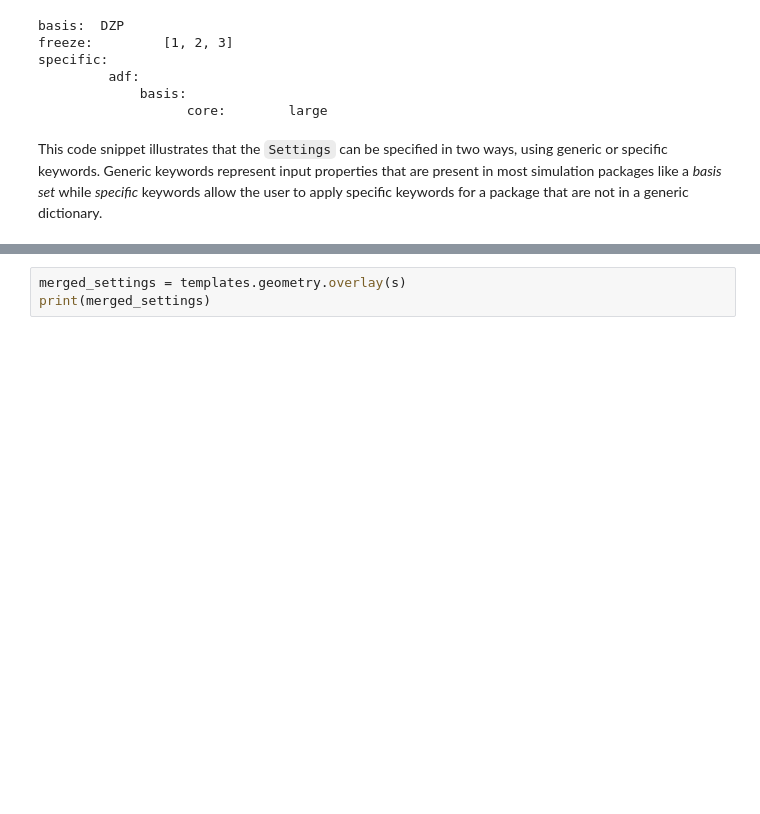
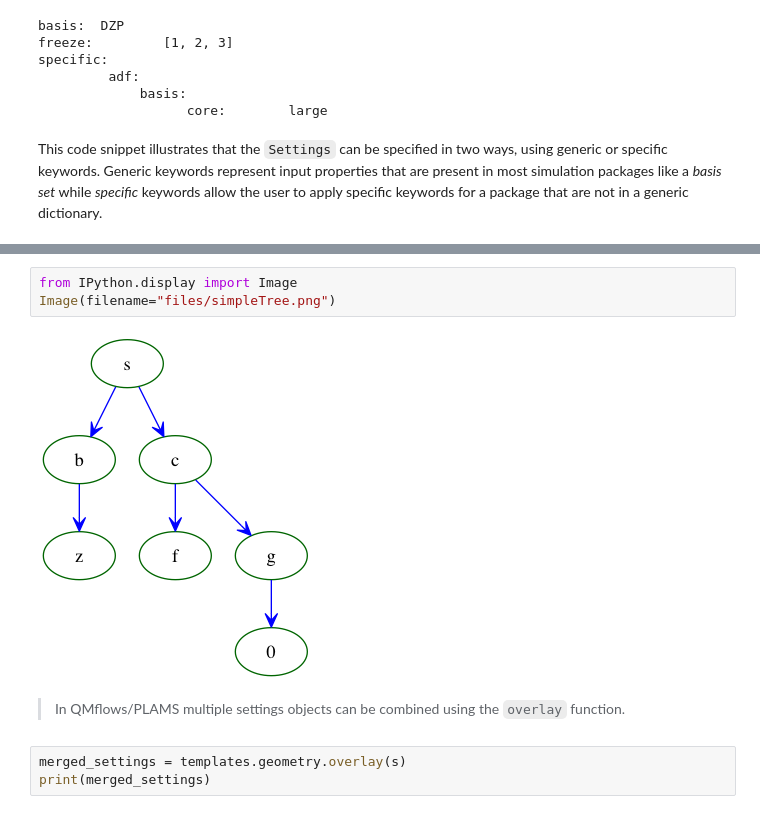
Before and after one commit to SCM-NV/qmflows, a Jupyter notebook: jupyterNotebooks/interactive_tutorial.ipynb, the cells around one changed output, grey strips where cells are left out. Cells and saved outputs as stored; diff of their text form; blank space fills up the shorter version.

```diff
--- a/jupyterNotebooks/interactive_tutorial.ipynb
+++ b/jupyterNotebooks/interactive_tutorial.ipynb
@@ -158,3 +155,10 @@ In QMflows/PLAMS multiple settings objects can be combined using the ``overlay``
+# %%
+from IPython.display import Image
+Image(filename="files/simpleTree.png")
+# %% [output]
+[figure, added]
+# %% [markdown]
+>In QMflows/PLAMS multiple settings objects can be combined using the ``overlay`` function.
 # %%
 merged_settings = templates.geometry.overlay(s)
 print(merged_settings)
```
Also changed, not shown: parts of 6 cells of this notebook, 1 other file.
